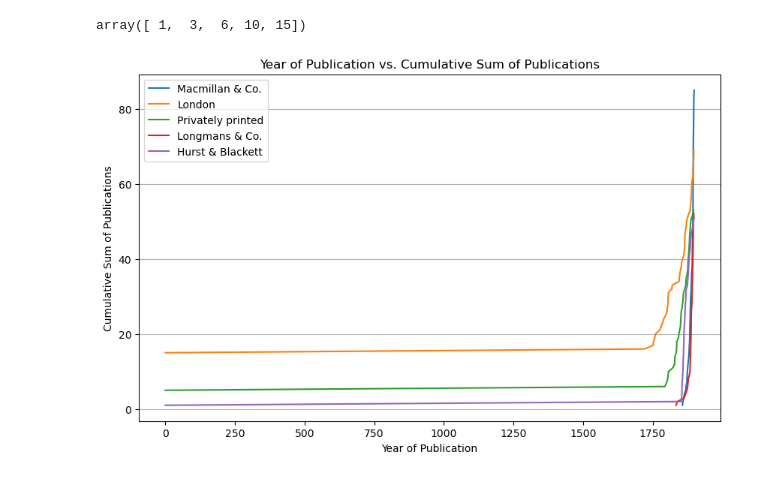
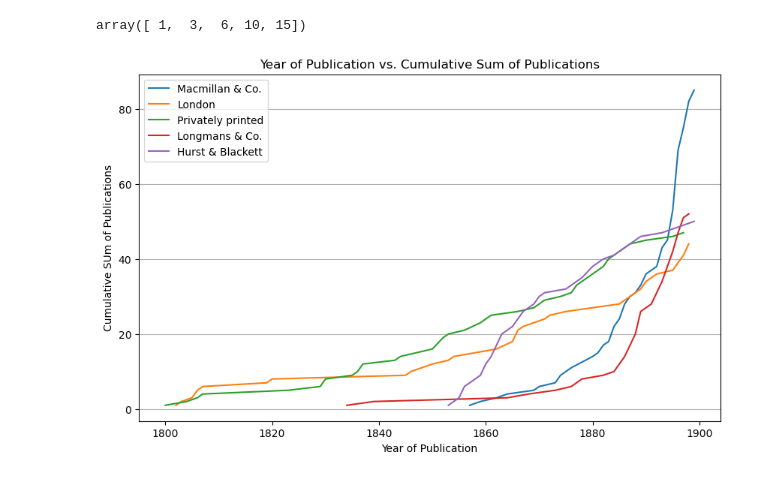
Before and after one commit to AyvaWright/datamining, a Jupyter notebook: Quiz/Quiz 4.3/EvaSantana_Quiz43.ipynb, the cells around one changed output. Cells and saved outputs as stored; diff of their text form; code cells hidden in the pictures.

```diff
--- a/Quiz/Quiz 4.3/EvaSantana_Quiz43.ipynb
+++ b/Quiz/Quiz 4.3/EvaSantana_Quiz43.ipynb
@@ -509,7 +509,7 @@ def filter_topX_publisher_in_1800_1900(n,df):
     publish_list = cleaned_books_df['Publisher'].value_counts()[:n]
     for publisher in publish_list.index:
         dfA = cleaned_books_df[cleaned_books_df['Publisher'] == publisher]
-        filerdf = dfA[(dfA['Date of Publication'] >= 1800) & dfA['Date of Publication'] <= 1900]
+        filerdf = dfA[(dfA['Date of Publication'] >= 1800) & (dfA['Date of Publication'] <= 1900)]
         yearly_counts = filerdf.groupby('Date of Publication').size()
 
         sorted_years = yearly_counts.sort_index()
@@ -570,23 +570,23 @@ array([ 1,  3,  6, 10, 15])
 # %%
 # Extracting publishers, publish years, and publish items
 publisher_data_dic = filter_topX_publisher_in_1800_1900(5,cleaned_books_df)
 
 # Creating a line graph
 plt.figure(figsize=(10, 6))
 
 for pub,years_data in publisher_data_dic.items():
 #     print(pub,years_data)
     years_data = np.cumsum(years_data)
     plt.plot(years_data.index, years_data, '-', label=pub)
 
 # plt.plot(yearly_publication_counts.index, yearly_publication_counts, color='blue')
 plt.title('Year of Publication vs. Cumulative Sum of Publications')
 plt.xlabel('Year of Publication')
-plt.ylabel('Cumulative Sum of Publications')
+plt.ylabel('Cumulative SUm of Publications')
 # plt.xticks([1500,1550,1600,1650,1700,1750,1800,1850,1900],
 #            ['1890','1891','1892','1893','1894','1895','1896','1897','1898',],fontsize = 15)
 plt.legend()
 plt.grid(axis='y')
 plt.show()
 # %% [output]
-[figure, old version]
+[figure, new version]
```
Also changed, not shown: parts of 3 cells of this notebook.
